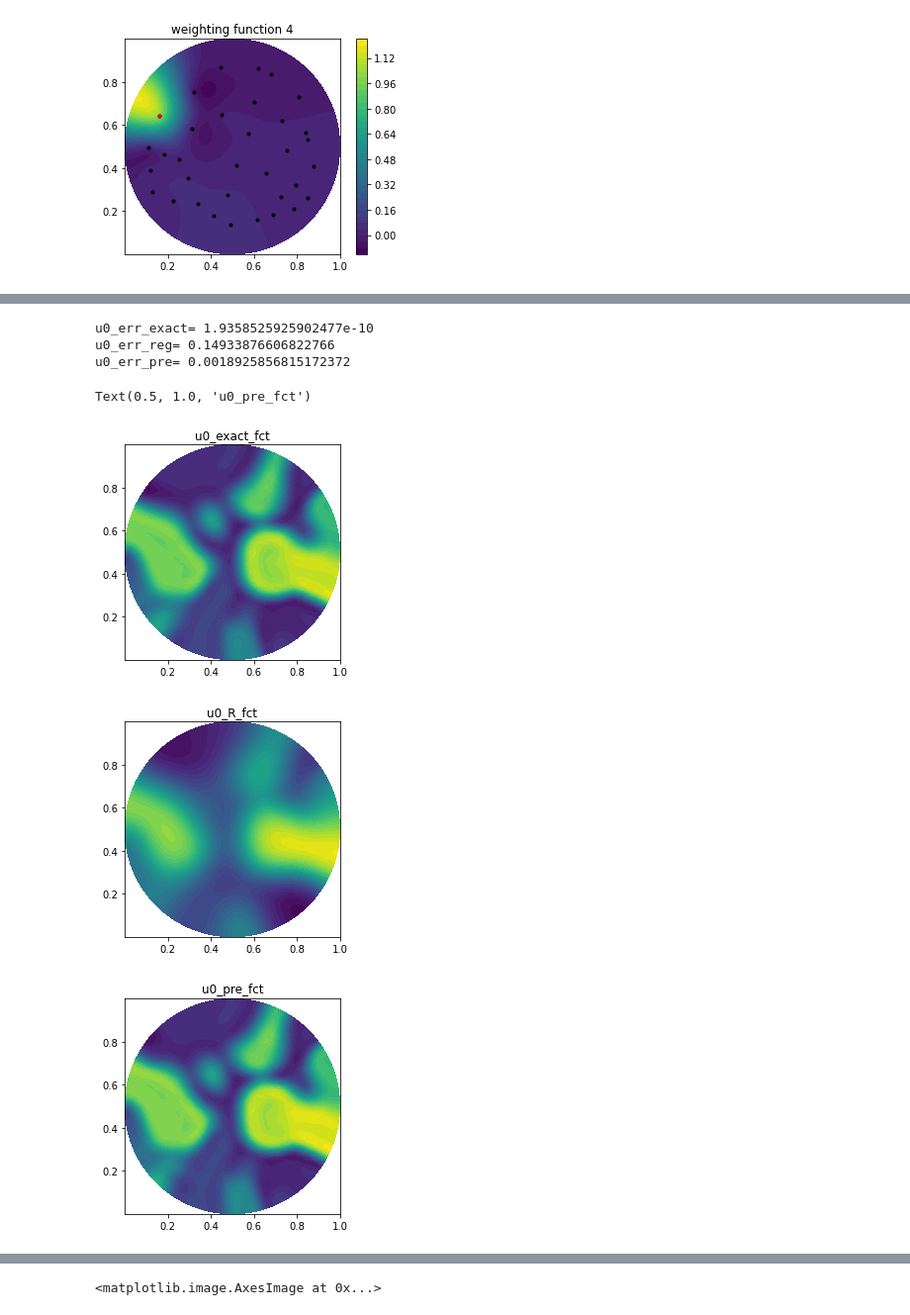
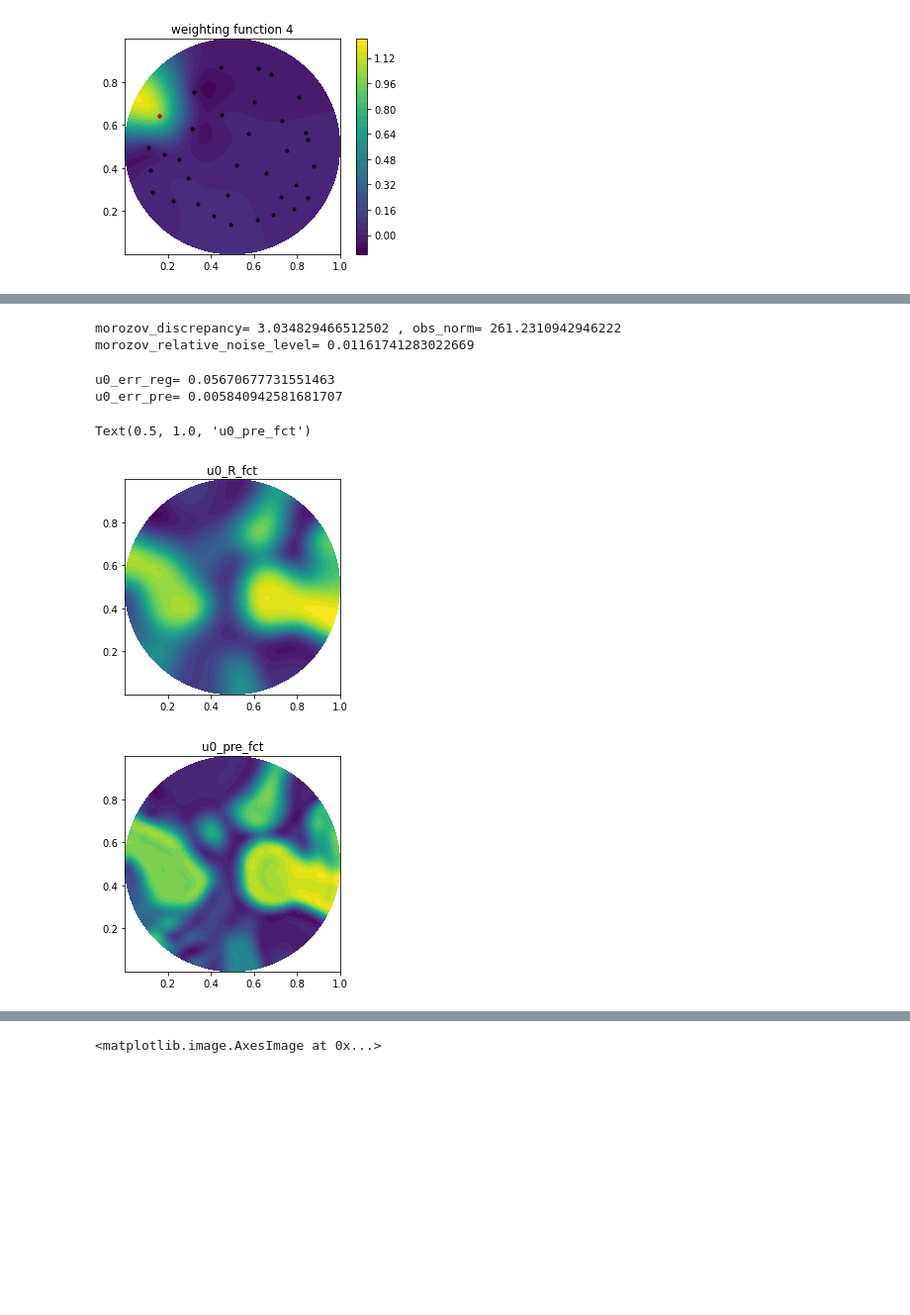
Before and after one commit to NickAlger/localpsf, a Jupyter notebook: code/heat_inverse_problem.ipynb, the cells around one changed output, grey strips where cells are left out. Shown at 99% size. Saved outputs shown, nothing was run; the diff lists cells and outputs as text; code cells hidden in the pictures; blank space fills up the shorter version.

Commit message:
heat inverse problem good

```diff
--- a/code/heat_inverse_problem.ipynb
+++ b/code/heat_inverse_problem.ipynb
@@ -609,2 +340,0 @@ $$H(a,p-h+h) = H(a+h,p)$$
-# %%
-lpsf = LocalPSF(apply_H, apply_Ht, V, max_batches=4, boundary_tol=5e-1)
@@ -848 +522,5 @@ R_scale_err= 4.49768164133901e-19
+# %%
+H_hmatrix_sym = a_reg * R_hmatrix + M_hmatrix * (Hd_hmatrix_sym * M_hmatrix)
+
+hpro.visualize_hmatrix(H_hmatrix_sym, "heat_inverse_problem_H_hmatrix_sym")
 # %%
@@ -866 +533,3 @@ Hfull_hmatrix_factorized = Hfull_hmatrix.factorized_inverse()
+# %%
+H_hmatrix_sym_factorized = H_hmatrix_sym.factorized_inverse()
 # %%
@@ -872,19 +541,19 @@ err_H_matrix_factorization= 1.1999435963377925e-08
 krylov_iter=20
 krylov_tol=1e-12
 
-Hfull_linop = spla.LinearOperator((V.dim(), V.dim()), matvec=apply_Hfull)
+# Hfull_linop = spla.LinearOperator((V.dim(), V.dim()), matvec=apply_H)
 
-solve_R = spla.factorized(R_csc)
+solve_R = spla.factorized(a_reg * R_csc)
 solve_R_linop = spla.LinearOperator((V.dim(), V.dim()), matvec=solve_R)
 
 b = np.random.randn(V.dim())
 # x_true = np.linalg.solve(H_true, b)
 
-x_R = spla.gmres(Hfull_linop, b, M=solve_R_linop, restart=krylov_iter, maxiter=1, tol=krylov_tol)[0]
-err_reg = np.linalg.norm(apply_Hfull(x_R) - b)/np.linalg.norm(b)
+x_R = spla.gmres(H_linop, b, M=solve_R_linop, restart=krylov_iter, maxiter=1, tol=krylov_tol)[0]
+err_reg = np.linalg.norm(apply_H(x_R) - b)/np.linalg.norm(b)
 print('err_reg=', err_reg)
 
-x_pre = spla.gmres(Hfull_linop, b, M=Hfull_hmatrix_factorized, restart=krylov_iter, maxiter=1, tol=krylov_tol)[0]
-err_pre = np.linalg.norm(apply_Hfull(x_pre) - b)/np.linalg.norm(b)
+x_pre = spla.gmres(H_linop, b, M=H_hmatrix_sym_factorized, restart=krylov_iter, maxiter=1, tol=krylov_tol)[0]
+err_pre = np.linalg.norm(apply_H(x_pre) - b)/np.linalg.norm(b)
 print('err_pre=', err_pre)
 # %% [output]
@@ -912,42 +598,46 @@ Text(0.5, 1.0, '-gradient at zero')
+# %%
+morozov_discrepancy = np.sqrt(fenics.assemble((uf_true_fct - uf_fct)**2 * fenics.dx))
+
+obs_norm = np.sqrt(fenics.assemble(uf_true_fct**2 * fenics.dx))
+
+morozov_relative_noise_level = morozov_discrepancy / obs_norm
+# morozov_discrepancy = np.sqrt(2.0 * objective(u0_exact_fct.vector()))
+
+# fenics.assemble(uf_true_fct * fenics.dx)
+#
+# morozov_discrepancy2 = np.linalg.norm(uf_true[:] - uf[:])/np.linalg.norm(uf_true[:])
+
+print('morozov_discrepancy=', morozov_discrepancy, ', obs_norm=', obs_norm)
+print('morozov_relative_noise_level=', morozov_relative_noise_level)
+# %% [output]
+morozov_discrepancy= 3.034829466512502 , obs_norm= 261.2310942946222
+morozov_relative_noise_level= 0.01161741283022669
 # %%
-krylov_iter=5
+krylov_iter=10
 krylov_tol=1e-12
 
-b = np.random.randn(V.dim())
-
-u0_exact = spla.gmres(Hfull_linop, -g, M=Hfull_hmatrix_factorized, restart=50, maxiter=1, tol=krylov_tol)[0]
-u0_err_exact = np.linalg.norm(apply_Hfull(u0_exact) + g)/np.linalg.norm(g)
-print('u0_err_exact=', u0_err_exact)
-
-u0_R = spla.gmres(Hfull_linop, -g, M=solve_R_linop, restart=krylov_iter, maxiter=1, tol=krylov_tol)[0]
-u0_err_reg = np.linalg.norm(apply_Hfull(u0_R) + g)/np.linalg.norm(g)
+u0_R = spla.gmres(H_linop, -g, M=solve_R_linop, restart=krylov_iter, maxiter=1, tol=krylov_tol)[0]
+u0_err_reg = np.linalg.norm(apply_H(u0_R) + g)/np.linalg.norm(g)
 print('u0_err_reg=', u0_err_reg)
 
-u0_pre = spla.gmres(Hfull_linop, -g, M=Hfull_hmatrix_factorized, restart=krylov_iter, maxiter=1, tol=krylov_tol)[0]
-u0_err_pre = np.linalg.norm(apply_Hfull(u0_pre) + g)/np.linalg.norm(g)
+u0_pre = spla.gmres(H_linop, -g, M=H_hmatrix_sym_factorized, restart=krylov_iter, maxiter=1, tol=krylov_tol)[0]
+u0_err_pre = np.linalg.norm(apply_H(u0_pre) + g)/np.linalg.norm(g)
 print('u0_err_pre=', u0_err_pre)
-
-u0_exact_fct = fenics.Function(V)
-u0_exact_fct.vector()[:] = u0_exact
-fenics.plot(u0_exact_fct)
-plt.title('u0_exact_fct')
 
 plt.figure()
 u0_R_fct = fenics.Function(V)
 u0_R_fct.vector()[:] = u0_R
 fenics.plot(u0_R_fct)
 plt.title('u0_R_fct')
 
 plt.figure()
 u0_pre_fct = fenics.Function(V)
 u0_pre_fct.vector()[:] = u0_pre
 fenics.plot(u0_pre_fct)
 plt.title('u0_pre_fct')
 # %% [output]
-u0_err_exact= 1.9358525925902477e-10
-u0_err_reg= 0.14933876606822766
-u0_err_pre= 0.0018925856815172372
+u0_err_reg= 0.05670677731551463
+u0_err_pre= 0.005840942581681707
 Text(0.5, 1.0, 'u0_pre_fct')
-[figure, old version]
+[figure, new version]
-[figure, old version]
+[figure, new version]
-[figure, removed]
```
Also changed, not shown: parts of 63 cells of this notebook, 3 other files.
